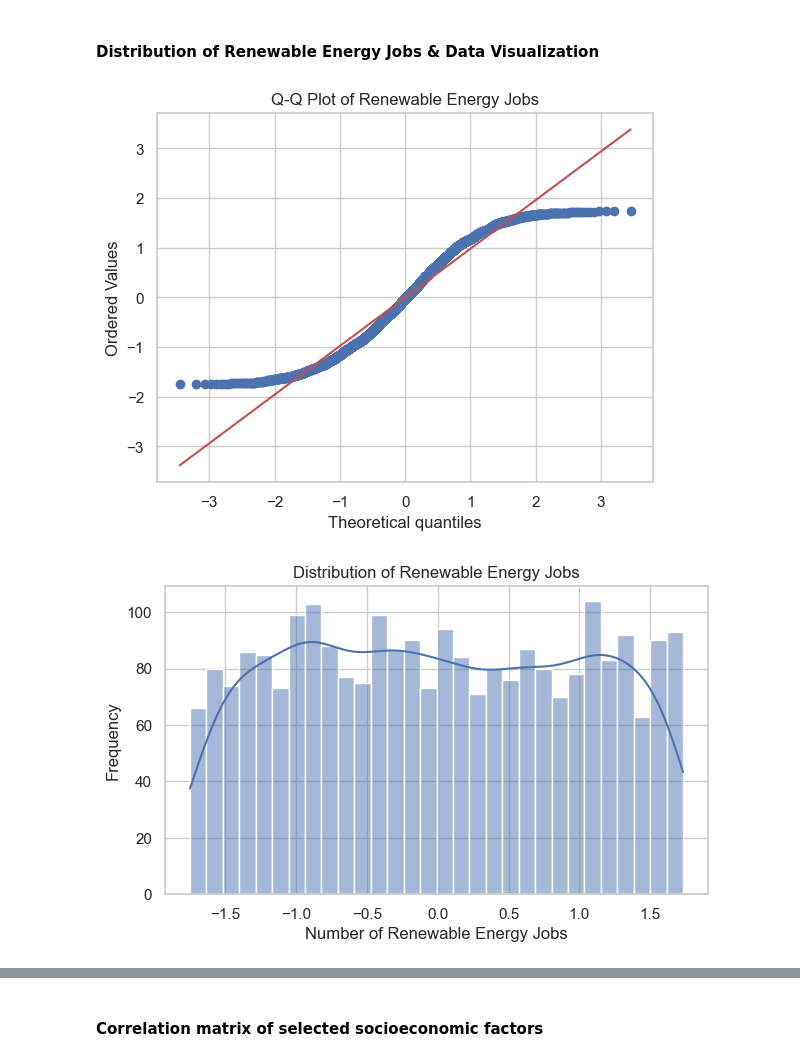
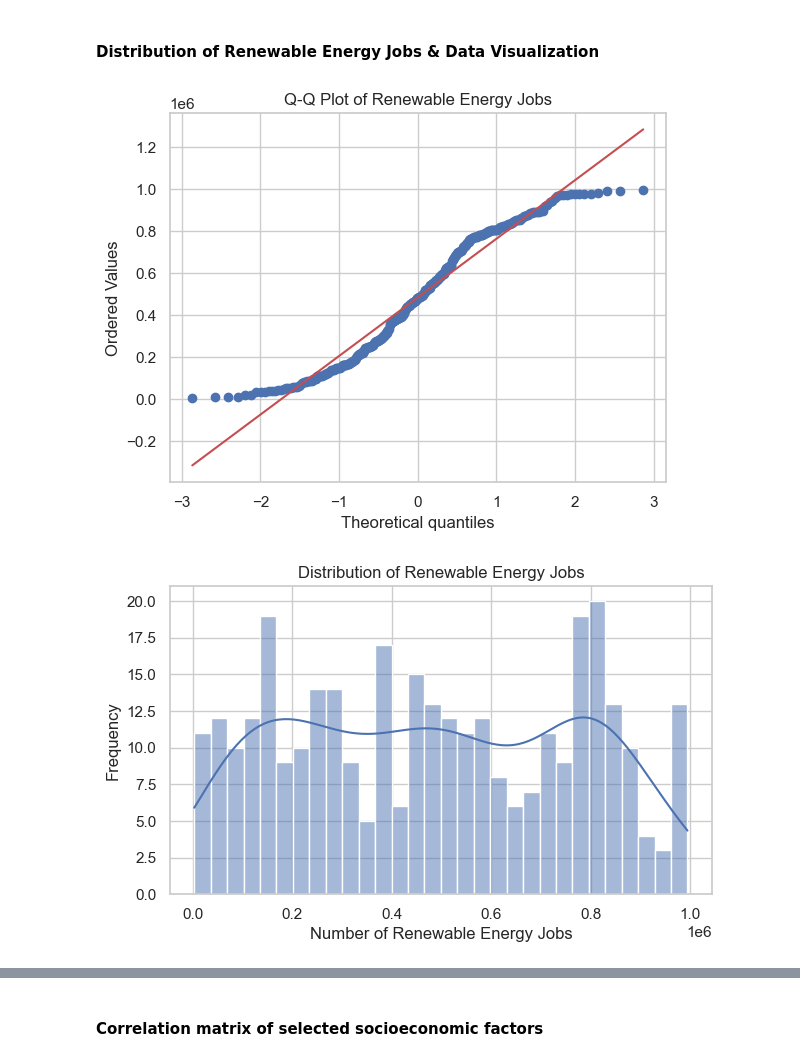
Before and after one commit to arnelimperial/greenergy, a Jupyter notebook: eda1.ipynb, the cells around one changed output, grey strips where cells are left out. Saved outputs shown, nothing was run; the diff lists cells and outputs as text; code cells hidden in the pictures.

```diff
--- a/eda1.ipynb
+++ b/eda1.ipynb
@@ -90,6 +91,9 @@ countriesIncluded
  'France',
  'Brazil',
  'Russia']
+# %%
+random_sample_seed = df.sample(n=334, random_state=42)
+df = random_sample_seed
 # %% [markdown]
 <h4>Socioeconomic factors with highest mean scores</h4>
 # %%
@@ -259,21 +227,21 @@ sortedByYear_n
 # %%
 # Q-Q Plot
 # This will help identify if the data follows a normal distribution.
-stats.probplot(normalized_df['Renewable Energy Jobs'], dist='norm', plot=plt)
+stats.probplot(df['Renewable Energy Jobs'], dist='norm', plot=plt)
 plt.title('Q-Q Plot of Renewable Energy Jobs')
 plt.show()
 # %% [output]
-[figure, old version]
+[figure, new version]
 # %%
 # KDE Plot
 plt.figure(figsize=(7, 4))
-sns.histplot(normalized_df['Renewable Energy Jobs'], bins=30, kde=True)
+sns.histplot(df['Renewable Energy Jobs'], bins=30, kde=True)
 plt.title('Distribution of Renewable Energy Jobs')
 plt.xlabel('Number of Renewable Energy Jobs')
 plt.ylabel('Frequency')
 plt.show()
 # %% [output]
-[figure, old version]
+[figure, new version]
 # %%
 # Box Plot
 plt.figure(figsize=(7,4))
```
Also changed, not shown: parts of 19 cells of this notebook, 3 other files.
